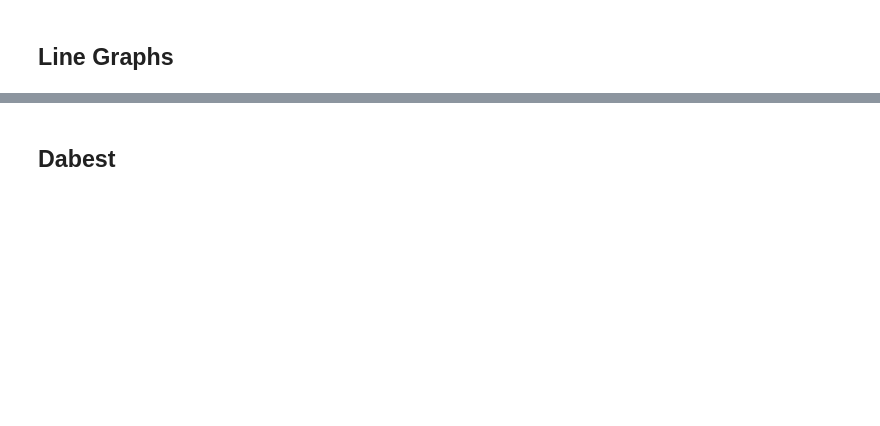
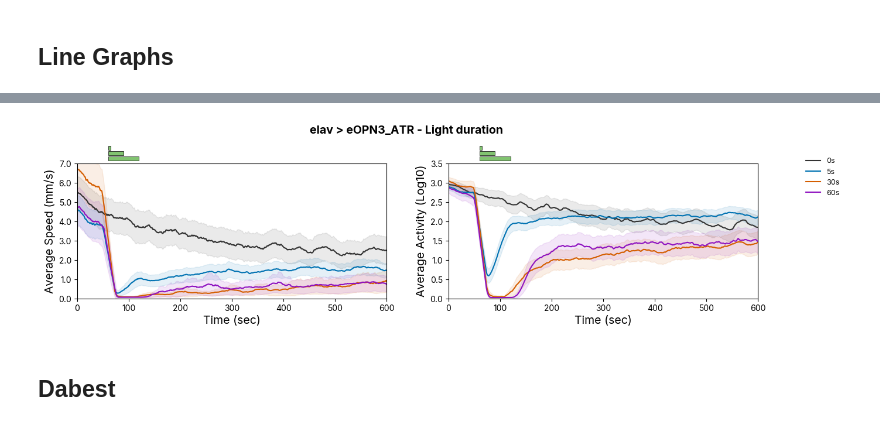
Before and after one commit to lnicole08/TrumelanOPN3, a Jupyter notebook: 3. Stacked plots.ipynb, the cells around one changed output, grey strips where cells are left out. Drawn from its saved outputs; the diff is of its cells as text; code cells hidden in the pictures; blank space fills up the shorter version.

```diff
--- a/3. Stacked plots.ipynb
+++ b/3. Stacked plots.ipynb
@@ -411,7 +416,7 @@ line_colors = {
 }
 
 duration_files_line = {
-    '0s': specifiedpath + driver + " x " + responder + "_0s",
+    '0s': specifiedpath + driver + " x " + responder + "_nolight",
     '5s': specifiedpath + driver + " x " + responder + "_5s",
     '30s': specifiedpath + driver + " x " + responder + "_30s",
     '60s': specifiedpath + driver + " x " + responder + "_60s",
@@ -464,34 +469,36 @@ for label, data in duration_activity.items():
     ax_activity.fill_between(time, mean_vals - ci, mean_vals + ci, color=line_colors[label], alpha=0.1)
 
 ax_activity.set_ylabel("Average Activity (Log10)", fontsize=14)
 ax_activity.set_xlabel("Time (sec)", fontsize=14)
 ax_activity.set_yticks(np.arange(0, 4.0, 0.5))
 ax_activity.set_ylim(0, 3.5)
 
 #legend
 handles, labels = ax_activity.get_legend_handles_labels()
 fig.legend (handles, labels, loc = "upper right", bbox_to_anchor = (1.0, 0.95), frameon = False, fontsize = 9)
 
 from matplotlib.patches import Rectangle
 for ax in axes:
     ax.set_xlim(0, 600)
     ax.set_xticks(np.arange(0, 601, 100))
 
     ymax = ax.get_ylim()[1]
     bar_y = ymax * 1.02  # just above the plot
     bar_h = ymax * 0.03  # bar thickness
 
     ax.add_patch(Rectangle((60, ymax * 1.02), 60, bar_h, facecolor="#1E94018F", edgecolor='black', linewidth=0.5, clip_on=False))
     ax.add_patch(Rectangle((60, ymax * 1.06), 30, bar_h, facecolor='#1E94018F', edgecolor='black', linewidth=0.5, clip_on=False))
     ax.add_patch(Rectangle((60, ymax * 1.10), 5,  bar_h, facecolor='#1E94018F', edgecolor='black', linewidth=0.5, clip_on=False))
 
 fig.suptitle(driver + " > " + responder + " - Light duration", weight="bold", fontsize=14, y=1.1)
 mpl.rcParams['svg.fonttype'] = 'none'
 fig.patch.set_facecolor('white')
 plt.tight_layout(rect=[0, 0, 0.98, 1])
 
 
-#plt.savefig(homecomp + "\\ACC Lab Dropbox\\ACC Lab\\Nicole Lee\\eOPN3 manuscript\\Data compilation\\Trumelan\\Trumelan images\\lineplot_duration" + driver + "_" + responder + ".svg", bbox_inches='tight')
+plt.savefig(homecomp + "\\ACC Lab Dropbox\\ACC Lab\\Nicole Lee\\eOPN3 manuscript\\Data compilation\\Trumelan\\Trumelan images\\lineplot_duration" + driver + "_" + responder + ".svg", bbox_inches='tight')
+# %% [output]
+[figure, added]
 # %% [markdown]
 ## Dabest
 # %%
```
Also changed, not shown: parts of 14 cells of this notebook, 1 other file.
